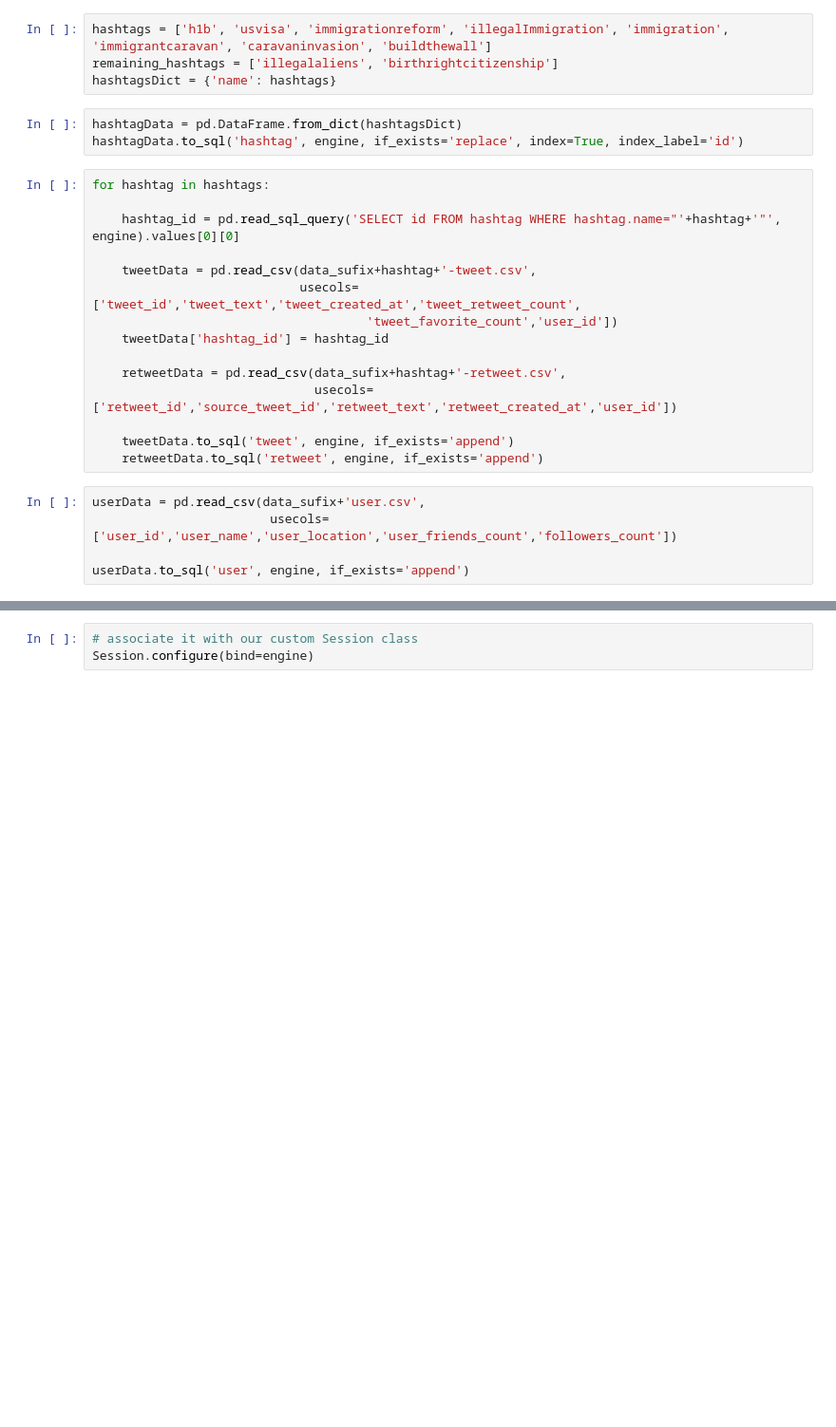
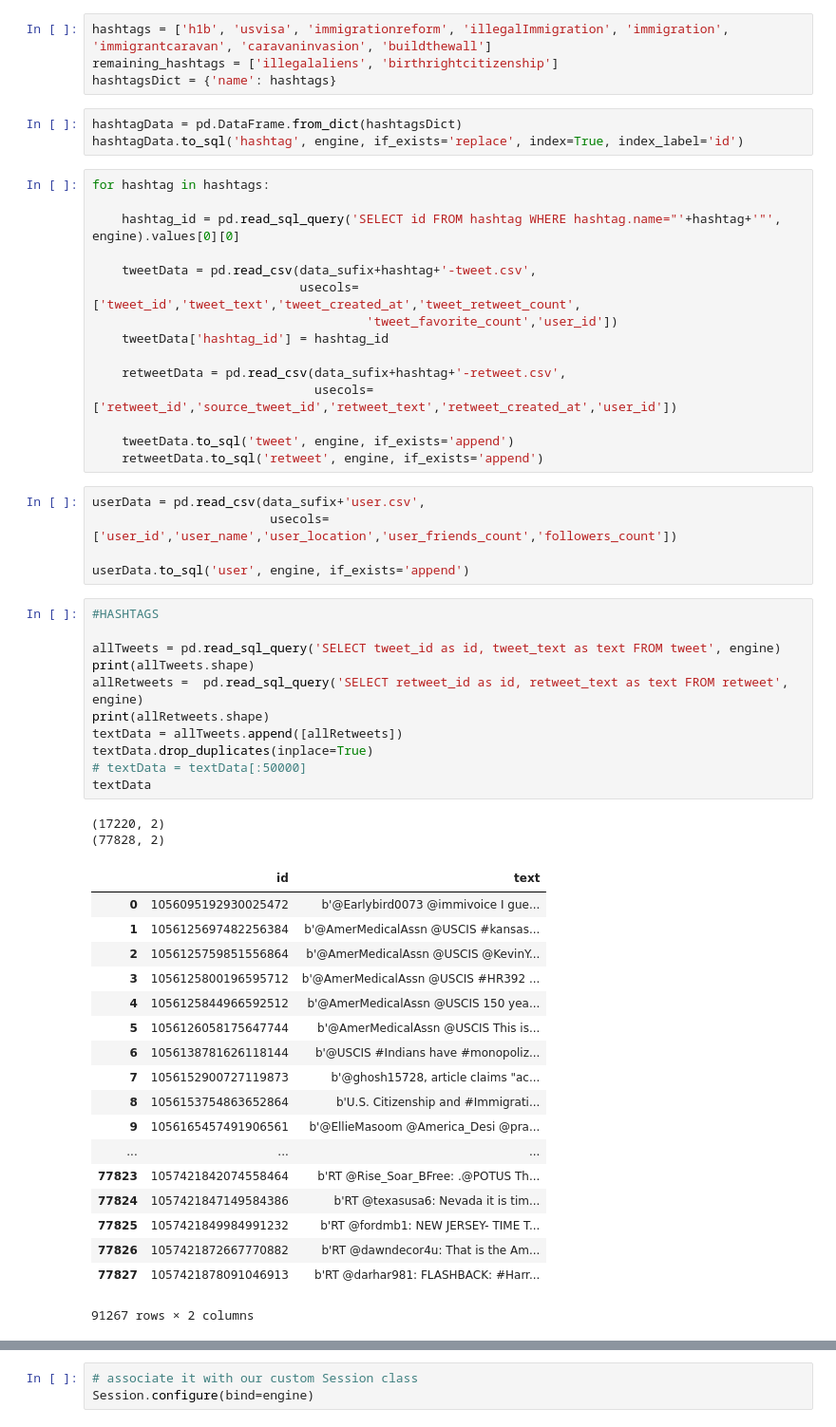
Before and after one commit to annaaniol/DataExploration, a Jupyter notebook: database.ipynb, the cells around one changed output, grey strips where cells are left out. Shown at 95% size. Saved outputs shown, nothing was run; the diff lists cells and outputs as text; blank space fills up the shorter version.

Commit message:
Add hashtags detection and two tables in database

```diff
--- a/database.ipynb
+++ b/database.ipynb
@@ -42,3 +42,35 @@ userData = pd.read_csv(data_sufix+'user.csv',
                         usecols=['user_id','user_name','user_location','user_friends_count','followers_count'])
 
 userData.to_sql('user', engine, if_exists='append')
+# %%
+#HASHTAGS
+
+allTweets = pd.read_sql_query('SELECT tweet_id as id, tweet_text as text FROM tweet', engine)
+print(allTweets.shape)
+allRetweets =  pd.read_sql_query('SELECT retweet_id as id, retweet_text as text FROM retweet', engine)
+print(allRetweets.shape)
+textData = allTweets.append([allRetweets])
+textData.drop_duplicates(inplace=True)
+# textData = textData[:50000]
+textData
+# %% [output]
+(17220, 2)
+(77828, 2)
+|  | id | text |
+| 0 | 1056095192930025472 | b'@Earlybird0073 @immivoice I gue... |
+| 1 | 1056125697482256384 | b'@AmerMedicalAssn @USCIS #kansas... |
+| 2 | 1056125759851556864 | b'@AmerMedicalAssn @USCIS @KevinY... |
+| 3 | 1056125800196595712 | b'@AmerMedicalAssn @USCIS #HR392 ... |
+| 4 | 1056125844966592512 | b'@AmerMedicalAssn @USCIS 150 yea... |
+| 5 | 1056126058175647744 | b'@AmerMedicalAssn @USCIS This is... |
+| 6 | 1056138781626118144 | b'@USCIS #Indians have #monopoliz... |
+| 7 | 1056152900727119873 | b'@ghosh15728, article claims "ac... |
+| 8 | 1056153754863652864 | b'U.S. Citizenship and #Immigrati... |
+| 9 | 1056165457491906561 | b'@EllieMasoom @America_Desi @pra... |
+| ... | ... | ... |
+| 77823 | 1057421842074558464 | b'RT @Rise_Soar_BFree: .@POTUS Th... |
+| 77824 | 1057421847149584386 | b'RT @texasusa6: Nevada it is tim... |
+| 77825 | 1057421849984991232 | b'RT @fordmb1: NEW JERSEY- TIME T... |
+| 77826 | 1057421872667770882 | b'RT @dawndecor4u: That is the Am... |
+| 77827 | 1057421878091046913 | b'RT @darhar981: FLASHBACK: #Harr... |
+91267 rows × 2 columns
```
Also changed, not shown: parts of 6 cells of this notebook.
